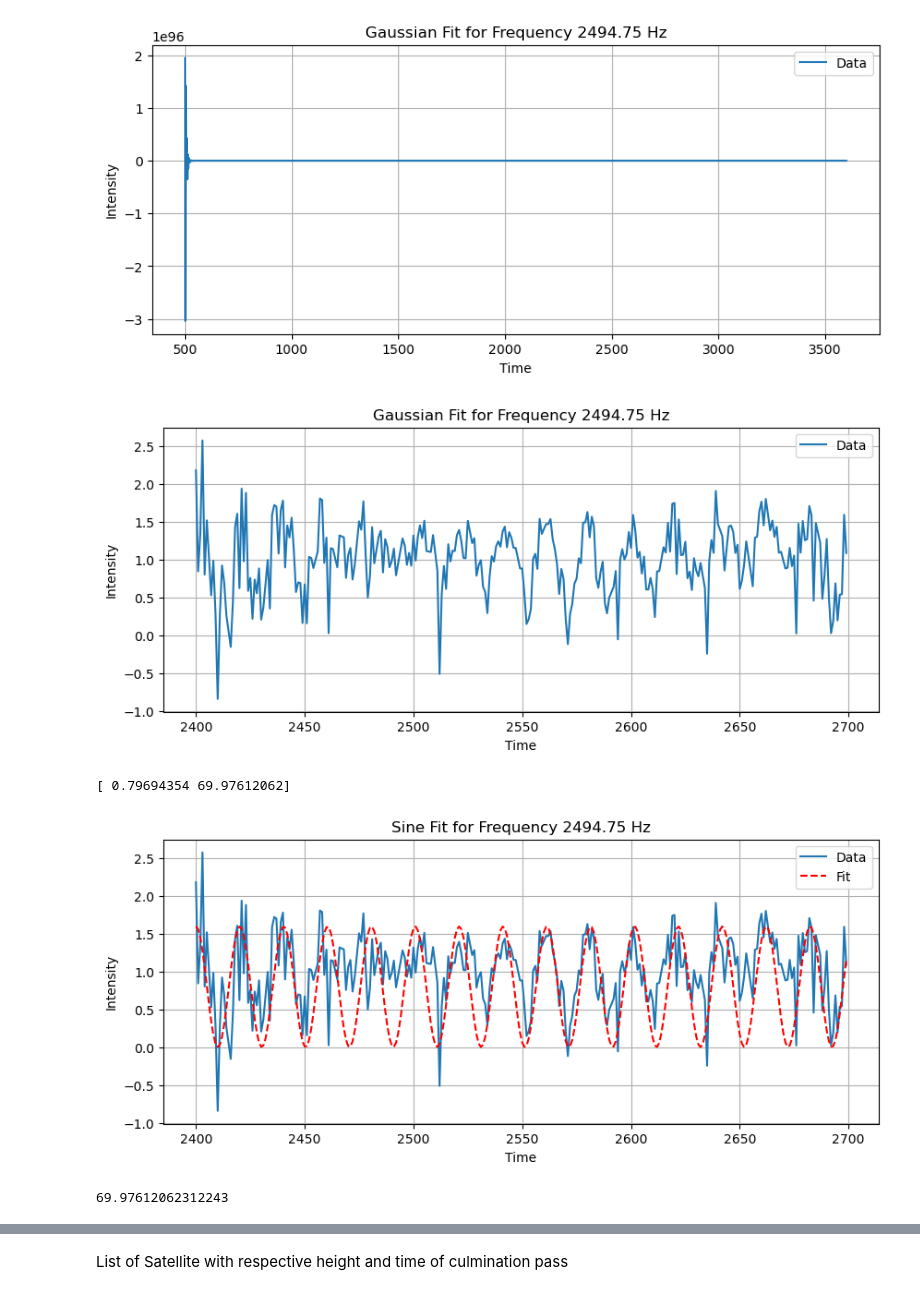
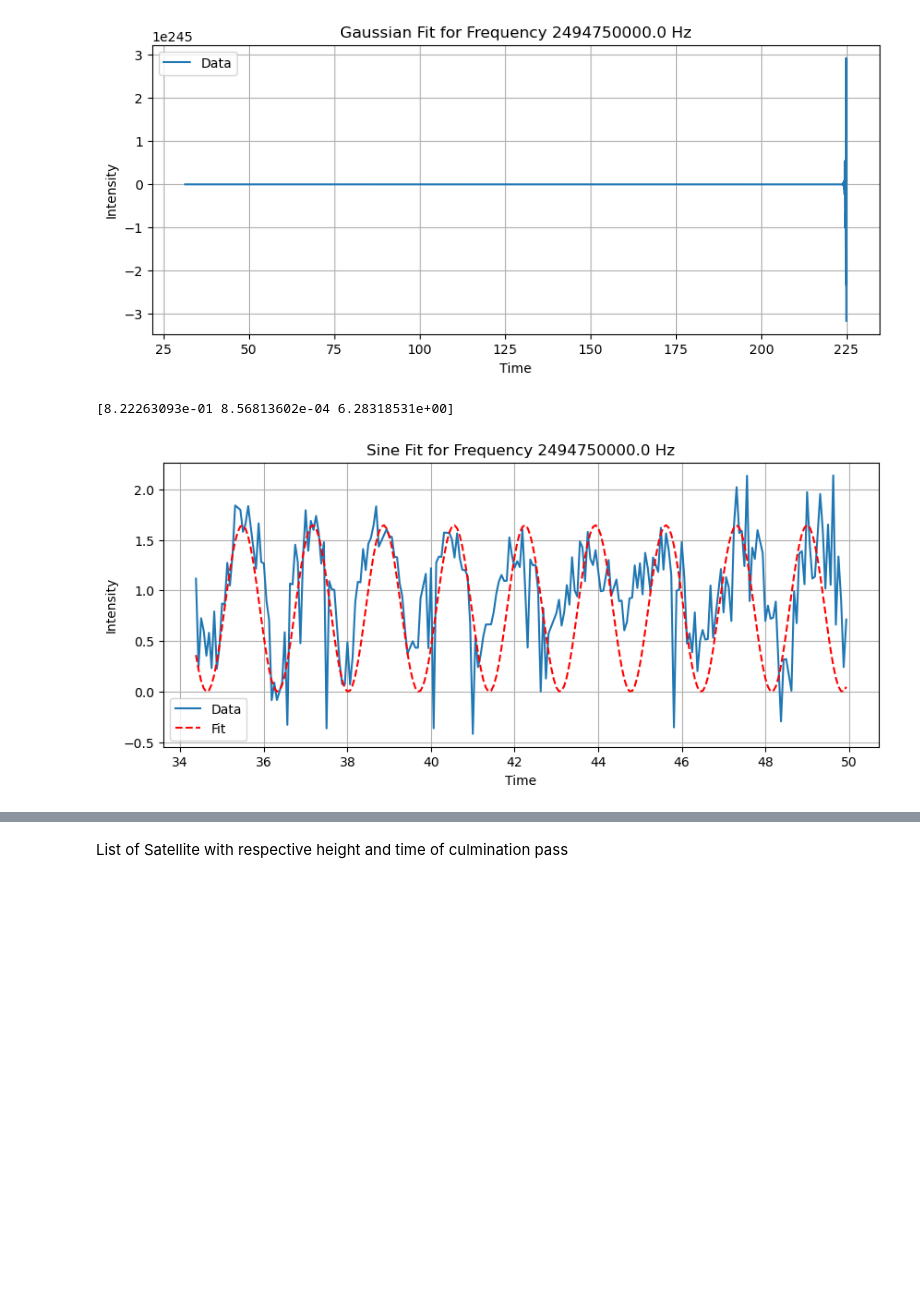
Before and after one commit to muellvin/radio-interferometry, a Jupyter notebook: data_sat.ipynb, the cells around one changed output, grey strips where cells are left out. Saved outputs shown, nothing was run; the diff lists cells and outputs as text; code cells hidden in the pictures; blank space fills up the shorter version.

```diff
--- a/data_sat.ipynb
+++ b/data_sat.ipynb
@@ -6,7 +6,7 @@ import numpy as np
 from scipy.optimize import curve_fit
 
 # Load the .fits file
-file_path = "sat_interest_25/ETH_20250108_004500_01.fit"  # Replace with your actual file path
+file_path = "sat_interest_25/ETH_20250107_172151_01_satellite.fit"  # Replace with your actual file path
 hdul = fits.open(file_path)
 
 # Display the header information (optional)
@@ -20,8 +20,9 @@ print(data.shape)
 # Extract frequency and time from header (if provided)
 # You may need to adjust these keys based on your file
 freq_axis = np.arange(data.shape[0])  # Dummy frequency axis if not provided
-freq_axis = hdul[1].data[0][1]
+freq_axis = hdul[1].data[0][1] * 1000000
 time_axis = np.arange(data.shape[1])  # Dummy time axis if not provided
+time_axis = hdul[1].data[0][0] / 4
 
 # Close the file
 hdul.close()
@@ -29,5 +30,7 @@ hdul.close()
 # Choose a specific frequency index (modify as needed)
 frequency_index = 79  # Example: choose the 50th frequency; adjust as per your data
 chosen_frequency = freq_axis[frequency_index]  # Get the actual frequency value if freq_axis is defined
+
+print(time_axis.size)
 # %% [output]
 (200, 3600)
@@ -63,5 +67,8 @@ def gaussian(x, I, mu, sigma, A, B):
     return I * np.exp(-((x - mu) ** 2) / (2 * sigma ** 2)) + A*x + B
 
 
-def theoretical_fit(x, S, omega):
-    return S*(1+np.cos(2*np.pi *B *omega*x/lam))
+def theoretical_fit(x, S, omega, phi):
+    return S*(1+np.cos(2*np.pi *B *omega*x/lam + phi))
+
+print(freq_axis[79])
+print(lam)
@@ -75,8 +85,9 @@ gaussian_params, _ = curve_fit(
     gaussian,
     time_axis,
     intensity,
-    p0=[17.5, 5720, 4640, 0, 11],
-    maxfev=5000  # Increase maxfev to 5000
+    p0=[17.5, 50, 50, 0, 11],
+    #p0=[17.5, 5720, 4640, 0, 11],
+    maxfev=50000  # Increase maxfev to 5000
 )
 
 I, mu, sigma, A, B = gaussian_params
@@ -112,46 +123,33 @@ plt.legend()
 plt.grid(True)
 plt.show()
 # %% [output]
-[figure, old version]
+[figure, new version]
 # %%
 #only relevant time sequence
-rel_time_start = 2400
-rel_time_stop = 2700
+rel_time_start = 550
+rel_time_stop = 800
 intensity_no_gauss_rel = intensity_no_gauss[rel_time_start:rel_time_stop]
 time_axis_rel = time_axis[rel_time_start:rel_time_stop]
 
-plt.figure(figsize=(10, 4))
-plt.plot(time_axis_rel, intensity_no_gauss_rel, label='Data')
-plt.xlabel('Time')
-plt.ylabel('Intensity')
-plt.title(f'Gaussian Fit for Frequency {chosen_frequency} Hz')
-plt.legend()
-plt.grid(True)
-plt.show()
+theo_params, _ = curve_fit(theoretical_fit, time_axis_rel, intensity_no_gauss_rel, p0 = [0.6, 0.0009, 0],bounds=([0, 0, 0], [np.inf, np.inf, 2 * np.pi]),  maxfev=20000)
+print(theo_params)
+S, omega, phi = theo_params
 
-theo_params, _ = curve_fit(theoretical_fit, time_axis_rel, intensity_no_gauss_rel, p0 = [1, 70])
-print(theo_params)
-S, omega = theo_params
-
-fitted_sin_rel = theoretical_fit(time_axis_rel, S, omega)
+fitted_sin_rel = theoretical_fit(time_axis_rel, S, omega, phi)
 
 # Plot the fitted Gaussian over the data
 plt.figure(figsize=(10, 4))
 plt.plot(time_axis_rel, intensity_no_gauss_rel, label='Data')
 plt.plot(time_axis_rel, fitted_sin_rel, label='Fit', linestyle='--', color='red')
 plt.xlabel('Time')
 plt.ylabel('Intensity')
 plt.title(f'Sine Fit for Frequency {chosen_frequency} Hz')
 plt.legend()
 plt.grid(True)
 plt.show()
-
-print(omega)
 # %% [output]
+[8.22263093e-01 8.56813602e-04 6.28318531e+00]
-[figure, old version]
+[figure, new version]
-[ 0.79694354 69.97612062]
-[figure, removed]
-69.97612062312243
 # %%
 from scipy.optimize import curve_fit
 
```
Also changed, not shown: parts of 5 cells of this notebook.
